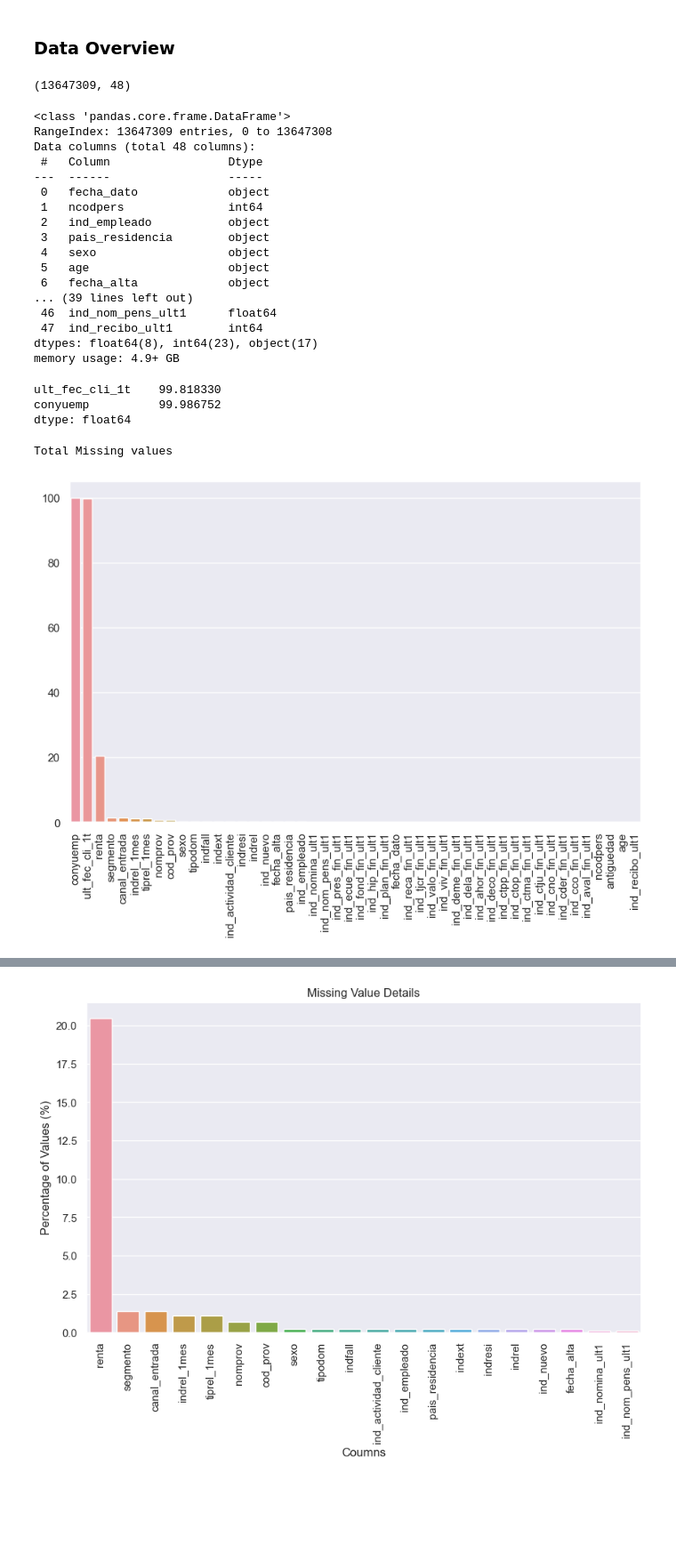
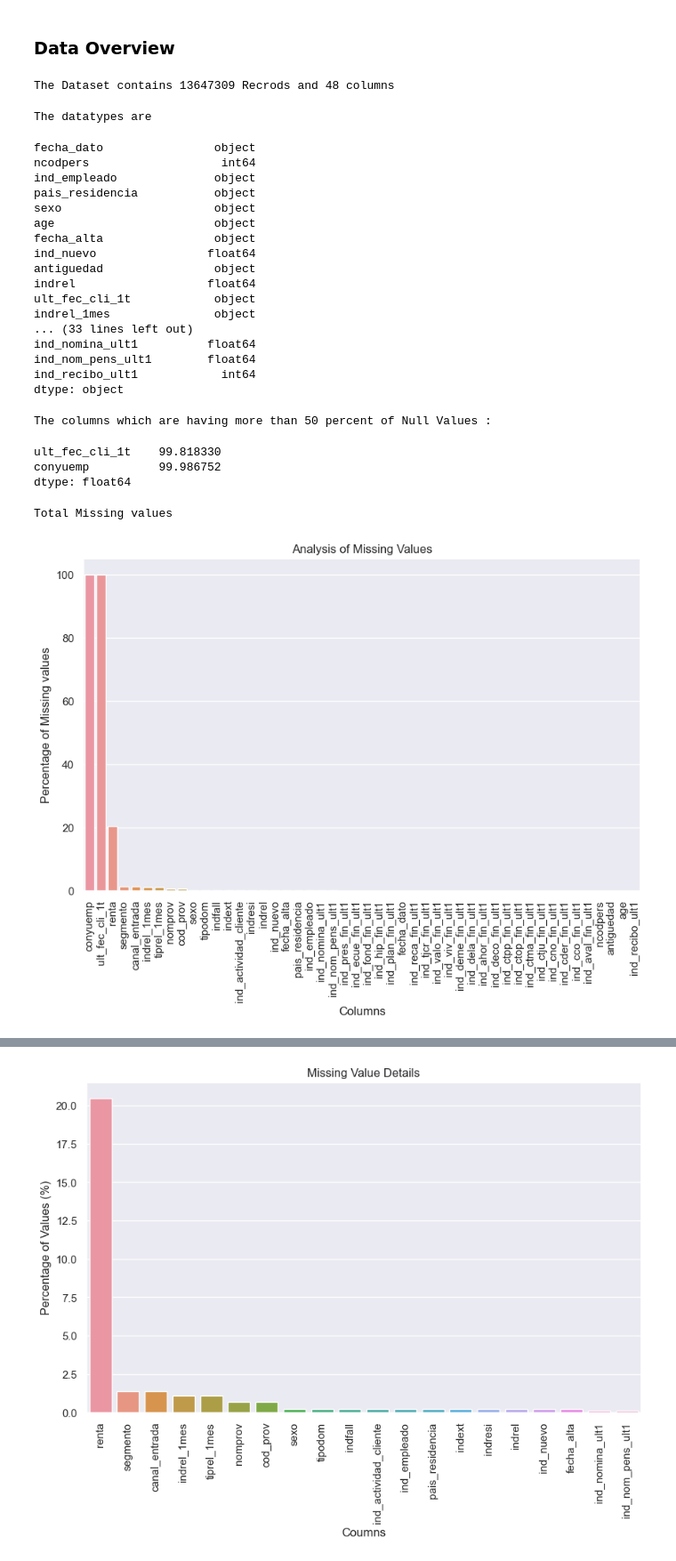
Before and after one commit to dennismathewjose/Santander-product-recommendation, a Jupyter notebook: santander-product-recommendation.ipynb, the cells around one changed output, grey strips where cells are left out. Shown at 89% size. Cells and saved outputs as stored; diff of their text form; code cells hidden in the pictures; blank space fills up the shorter version.

Commit message:
Data Cleaning

```diff
--- a/santander-product-recommendation.ipynb
+++ b/santander-product-recommendation.ipynb
@@ -23,51 +25,58 @@ df_train.head()
 # %% [markdown]
 ### Data Overview
 # %%
-df_train.shape
+print(f"The Dataset contains {df_train.shape[0]} Recrods and {df_train.shape[1]} columns")
 # %% [output]
-(13647309, 48)
+The Dataset contains 13647309 Recrods and 48 columns
 # %%
-df_train.info()
+print("The datatypes are")
+df_train.dtypes
 # %% [output]
-<class 'pandas.core.frame.DataFrame'>
-RangeIndex: 13647309 entries, 0 to 13647308
-Data columns (total 48 columns):
- #   Column                 Dtype
----  ------                 -----
- 0   fecha_dato             object
- 1   ncodpers               int64
- 2   ind_empleado           object
- 3   pais_residencia        object
- 4   sexo                   object
- 5   age                    object
- 6   fecha_alta             object
-... (39 lines left out)
- 46  ind_nom_pens_ult1      float64
- 47  ind_recibo_ult1        int64
-dtypes: float64(8), int64(23), object(17)
-memory usage: 4.9+ GB
+The datatypes are
+fecha_dato                object
+ncodpers                   int64
+ind_empleado              object
+pais_residencia           object
+sexo                      object
+age                       object
+fecha_alta                object
+ind_nuevo                float64
+antiguedad                object
+indrel                   float64
+ult_fec_cli_1t            object
+indrel_1mes               object
+... (33 lines left out)
+ind_nomina_ult1          float64
+ind_nom_pens_ult1        float64
+ind_recibo_ult1            int64
+dtype: object
 # %%
 missing_value_percentage = df_train.isnull().sum()/len(df_train) * 100
 higher_missing_values = missing_value_percentage[missing_value_percentage > 50]
+print("The columns which are having more than 50 percent of Null Values : ")
 higher_missing_values
 # %% [output]
-ult_fec_cli_1t    99.818330
-conyuemp          99.986752
-dtype: float64
+The columns which are having more than 50 percent of Null Values :
+ult_fec_cli_1t    99.818330
+conyuemp          99.986752
+dtype: float64
 # %%
 print("Total Missing values")
 import matplotlib.pyplot as plt
 import seaborn as sns
 sns.set
 
 missing_value_percentage = missing_value_percentage.sort_values(ascending=False)
 plt.figure(figsize=(10, 6))
 sns.barplot(x=missing_value_percentage.index,y=missing_value_percentage.values)
 plt.xticks(rotation = 90)
+plt.title("Analysis of Missing Values")
+plt.ylabel("Percentage of Missing values")
+plt.xlabel("Columns")
 plt.show()
 # %% [output]
 Total Missing values
-[figure, old version]
+[figure, new version]
 # %%
 #Drop those columns which are almost entirely null
 cols_to_drop = ['ult_fec_cli_1t','conyuemp']
```
Also changed, not shown: parts of 27 cells of this notebook.
